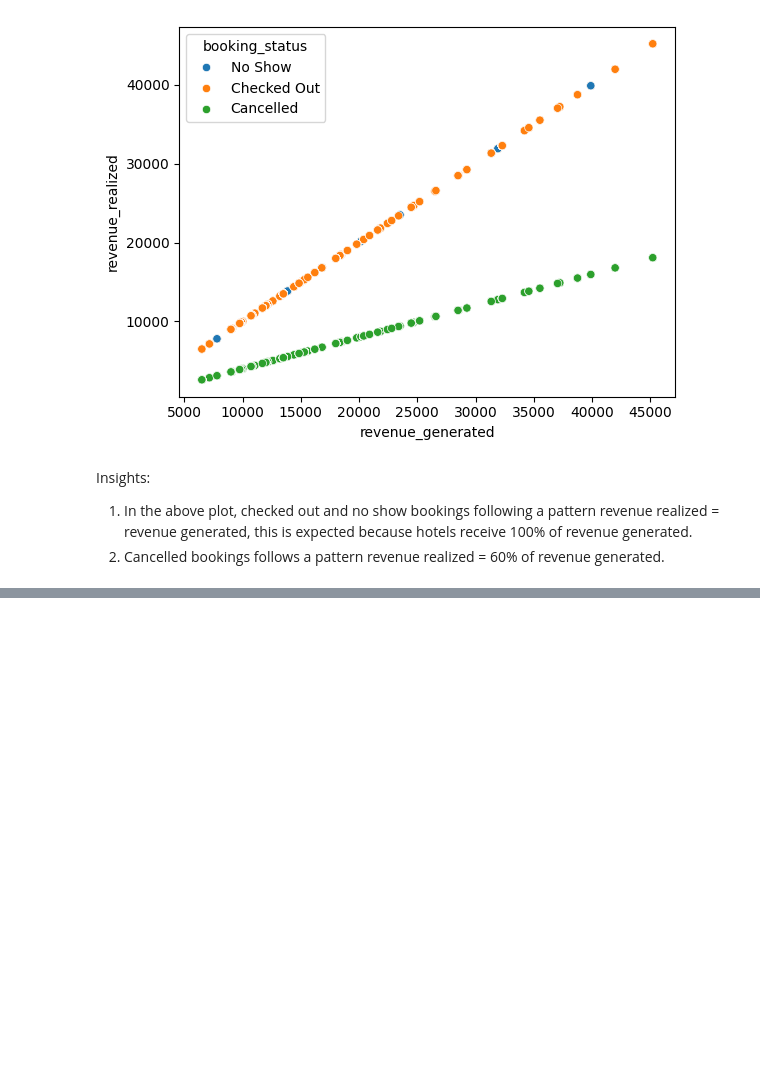
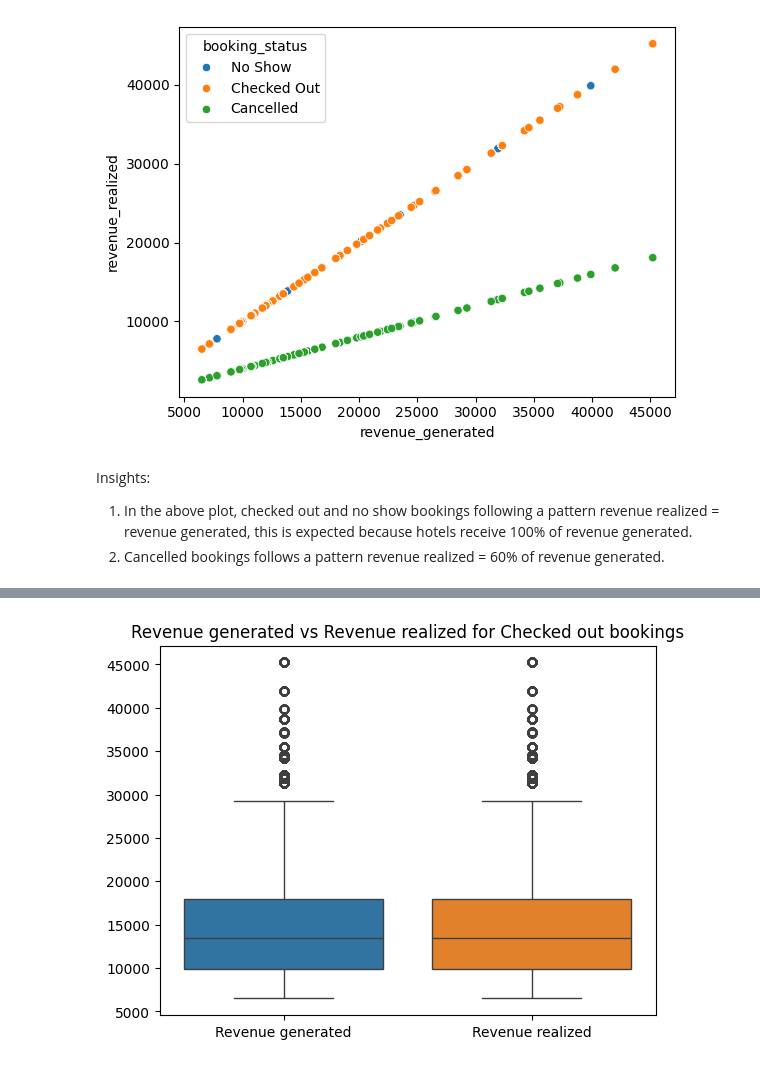
Before and after one commit to Bhuvi128/Hospitality-Revenue-Optimization-Data-analysis, a Jupyter notebook: Hospitality Revenue Optimzation.ipynb, the cells around one changed output, grey strips where cells are left out. Drawn from its saved outputs; the diff is of its cells as text; code cells hidden in the pictures; blank space fills up the shorter version.

```diff
--- a/Hospitality Revenue Optimzation.ipynb
+++ b/Hospitality Revenue Optimzation.ipynb
@@ -241,0 +327,3 @@ Insights:
+# %%
+checkedout_bookings = book_stat_rev[book_stat_rev['booking_status'] == 'Checked Out']
+checkedout_bookings.head()
@@ -241,0 +337,8 @@ Insights:
+# %%
+# Lets identify patterns of revenue generated and revenue realized for checked out bookings
+sns.boxplot(checkedout_bookings)
+plt.title("Revenue generated vs Revenue realized for Checked out bookings")
+plt.xticks(ticks = [0,1], labels = ['Revenue generated', 'Revenue realized'])
+plt.show()
+# %% [output]
+[figure, added]
```
Also changed, not shown: parts of 22 cells of this notebook, 1 other file.
